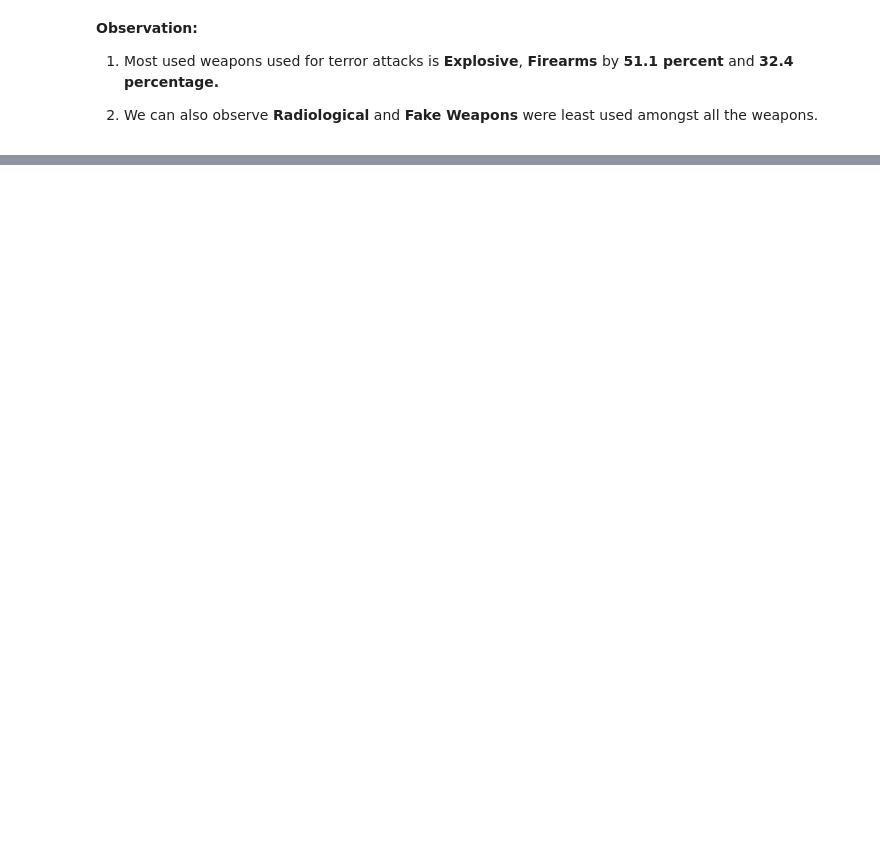
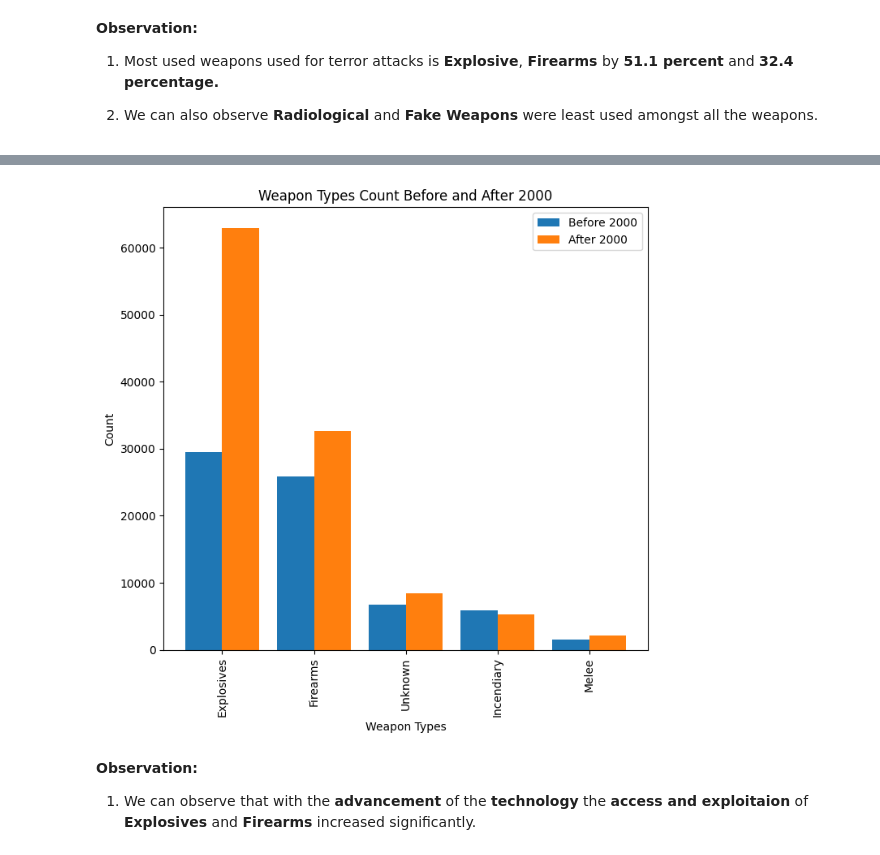
Before and after one commit to dacenish/EDA-Global-terrorism, a Jupyter notebook: Capstone_Project_Global_terrorism_EDA_by_Danish_Zia.ipynb, the cells around one changed output, grey strips where cells are left out. Drawn from its saved outputs; the diff is of its cells as text; code cells hidden in the pictures; blank space fills up the shorter version.

```diff
--- a/Capstone_Project_Global_terrorism_EDA_by_Danish_Zia.ipynb
+++ b/Capstone_Project_Global_terrorism_EDA_by_Danish_Zia.ipynb
@@ -462,0 +508,38 @@ plt.show()
+# %%
+# Prepare dataframe
+wp_bf_2000 = gt_df[gt_df['Year'] < 2000]
+wp_af_2000 = gt_df[gt_df['Year'] >= 2000]
+
+count_bf_2000 = wp_bf_2000['Weapontype'].value_counts().sort_values(ascending=False).head()
+count_af_2000 = wp_af_2000['Weapontype'].value_counts().sort_values(ascending=False).head()
+weapon_types = count_bf_2000.index.unique()
+
+# Set the width of the bars
+width = 0.4
+
+# Set the position of the bars on the x-axis
+x = np.arange(len(count_bf_2000))
+
+# Set figure size
+plt.figure(figsize=(7, 7))
+
+# Plotting the grouped bars
+plt.bar(x - width/2, count_bf_2000, width, label='Before 2000')
+plt.bar(x + width/2, count_af_2000, width, label='After 2000')
+
+# Add labels, title, and legend
+plt.xlabel('Weapon Types')
+plt.ylabel('Count')
+plt.title('Weapon Types Count Before and After 2000')
+plt.xticks(x, weapon_types, rotation=90)
+plt.legend()
+
+# Show the plot
+plt.tight_layout()
+plt.show()
+# %% [output]
+[figure, added]
+# %% [markdown]
+**Observation:**
+
+1) We can observe that with the **advancement** of the **technology** the **access and exploitaion** of **Explosives** and **Firearms** increased significantly.
```
Also changed, not shown: parts of 4 cells of this notebook.
